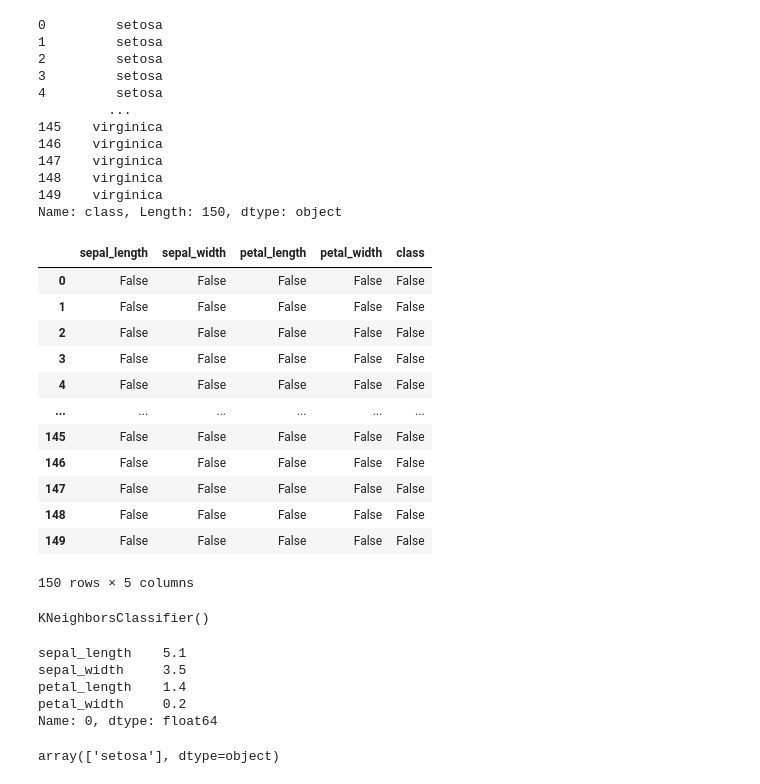
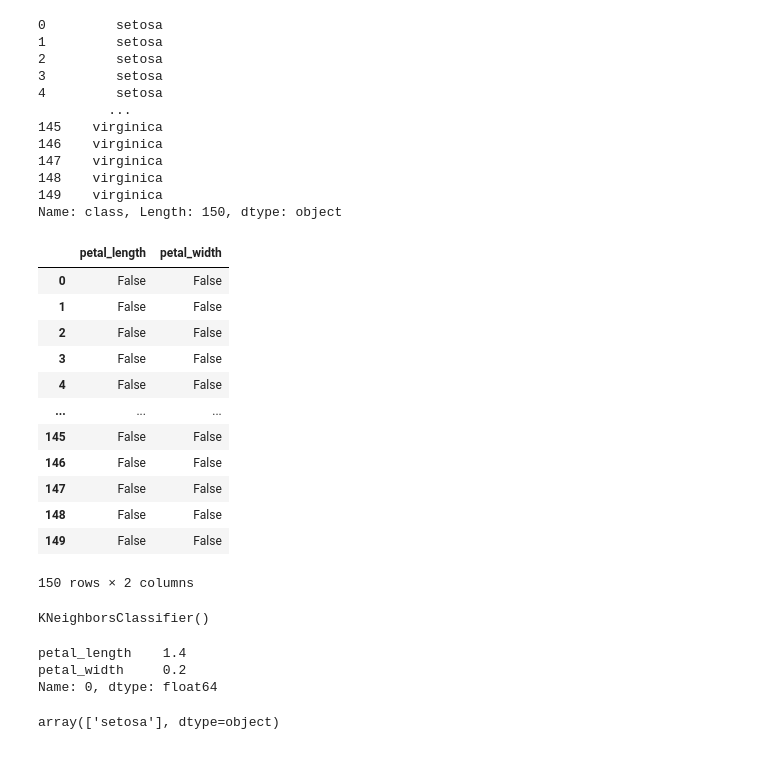
Before and after one commit to emma2d/machinelearning, a Jupyter notebook: project.ipynb, the cells around one changed output. Saved outputs shown, nothing was run; the diff lists cells and outputs as text; code cells hidden in the pictures.

```diff
--- a/project.ipynb
+++ b/project.ipynb
@@ -129,7 +132,7 @@ Where:
 clf = sk.neighbors.KNeighborsClassifier()
 # %%
 # The X values.
-X = df[['sepal_length', 'sepal_width', 'petal_length', 'petal_width']]
+X = df[['petal_length', 'petal_width']]
 
 # Show.
 X
@@ -188,21 +191,21 @@ y
 149    virginica
 Name: class, Length: 150, dtype: object
 # %%
-df.isna()
+X.isna()
 # %% [output]
-|  | sepal_length | sepal_width | petal_length | petal_width | class |
-| 0 | False | False | False | False | False |
-| 1 | False | False | False | False | False |
-| 2 | False | False | False | False | False |
-| 3 | False | False | False | False | False |
-| 4 | False | False | False | False | False |
-| ... | ... | ... | ... | ... | ... |
-| 145 | False | False | False | False | False |
-| 146 | False | False | False | False | False |
-| 147 | False | False | False | False | False |
-| 148 | False | False | False | False | False |
-| 149 | False | False | False | False | False |
+|  | petal_length | petal_width |
+| 0 | False | False |
+| 1 | False | False |
+| 2 | False | False |
+| 3 | False | False |
+| 4 | False | False |
+| ... | ... | ... |
+| 145 | False | False |
+| 146 | False | False |
+| 147 | False | False |
+| 148 | False | False |
+| 149 | False | False |
-150 rows × 5 columns
+150 rows × 2 columns
 # %%
 # Create a new instance of a classifier.
 clf = sk.neighbors.KNeighborsClassifier()
@@ -215,8 +218,6 @@ KNeighborsClassifier()
 # The first row of X.
 X.iloc[0]
 # %% [output]
-sepal_length    5.1
-sepal_width     3.5
 petal_length    1.4
 petal_width     0.2
 Name: 0, dtype: float64
```
Also changed, not shown: parts of 13 cells of this notebook.
